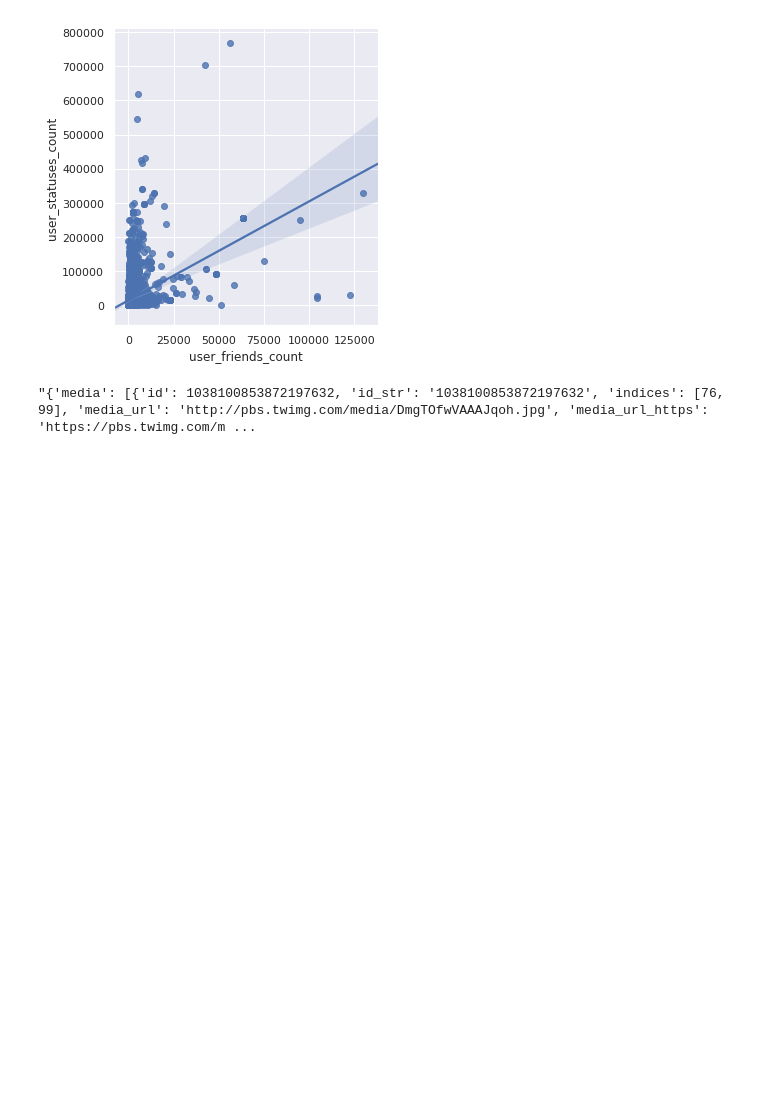
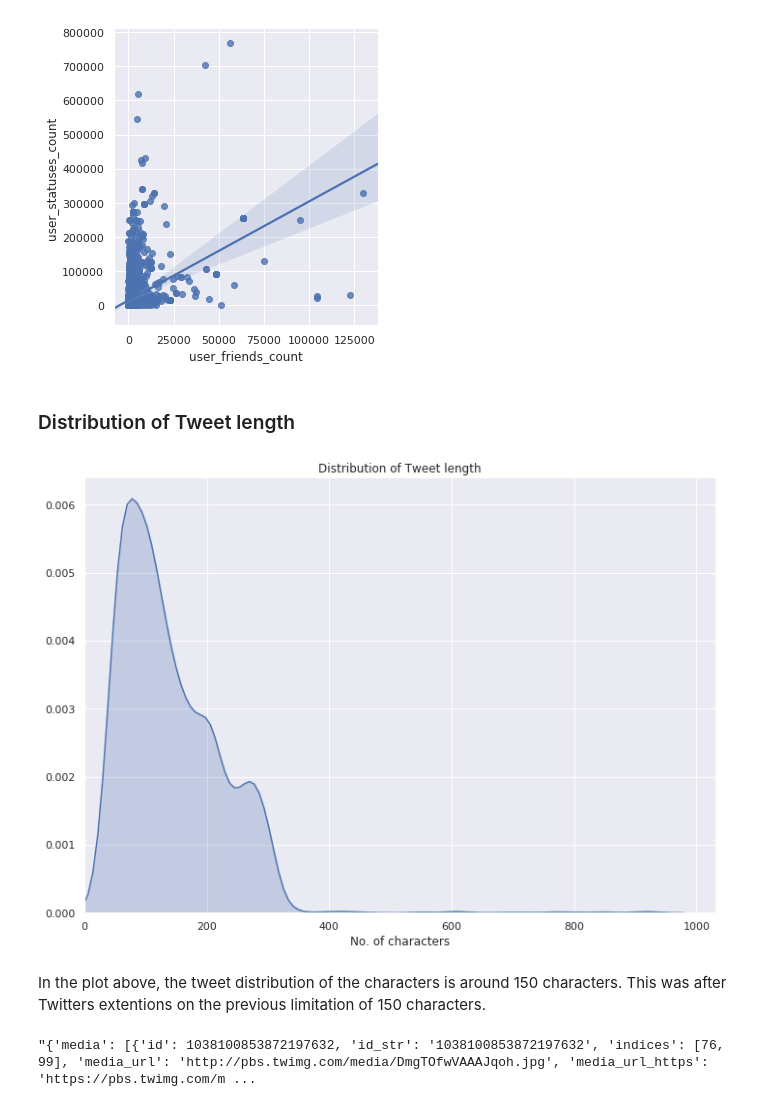
Before and after one commit to naivelogic/NFL-smarter-football, a Jupyter notebook: (dev) Tweeter Analysis on Nike's Kaepernick Endorsement.ipynb, the cells around one changed output. Saved outputs shown, nothing was run; the diff lists cells and outputs as text; code cells hidden in the pictures; blank space fills up the shorter version.

```diff
--- a/(dev) Tweeter Analysis on Nike's Kaepernick Endorsement.ipynb
+++ b/(dev) Tweeter Analysis on Nike's Kaepernick Endorsement.ipynb
@@ -54,6 +54,28 @@ sns.lmplot(x='user_friends_count', y='user_statuses_count', data = data)
 # %% [output]
 <seaborn.axisgrid.FacetGrid at 0x...>
 [figure]
+# %% [markdown]
+### Distribution of Tweet length
+# %%
+tweet_len = []
+
+for k in data['tweet_full_text']:
+    if isinstance(k,str):
+        tweet_len.append(len(k))
+
+sns.set()
+fig_dims = (11.7,8.27)
+fig,ax = plt.subplots(figsize=fig_dims)
+sns.kdeplot(tweet_len,shade=True)
+plt.title("Distribution of Tweet length")
+plt.xlabel("No. of characters")
+plt.ylim(0,None)
+plt.xlim(0,None)
+sns.despine()
+# %% [output]
+[figure, added]
+# %% [markdown]
+In the plot above, the tweet distribution of the characters is around 150 characters. This was after Twitters extentions on the previous limitation of 150 characters.
 # %%
 data.tweet_extended_entities[0]
 # %% [output]
```
